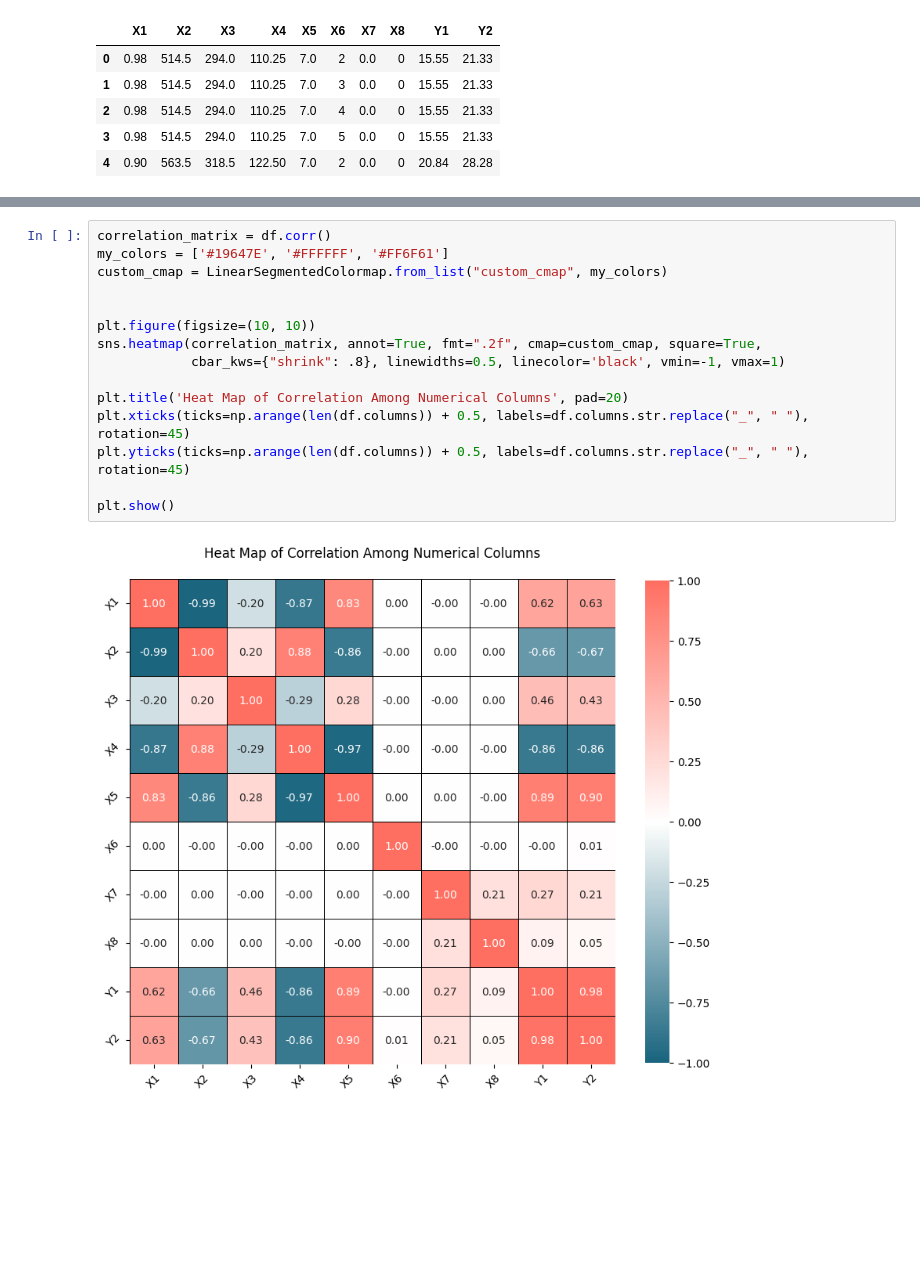
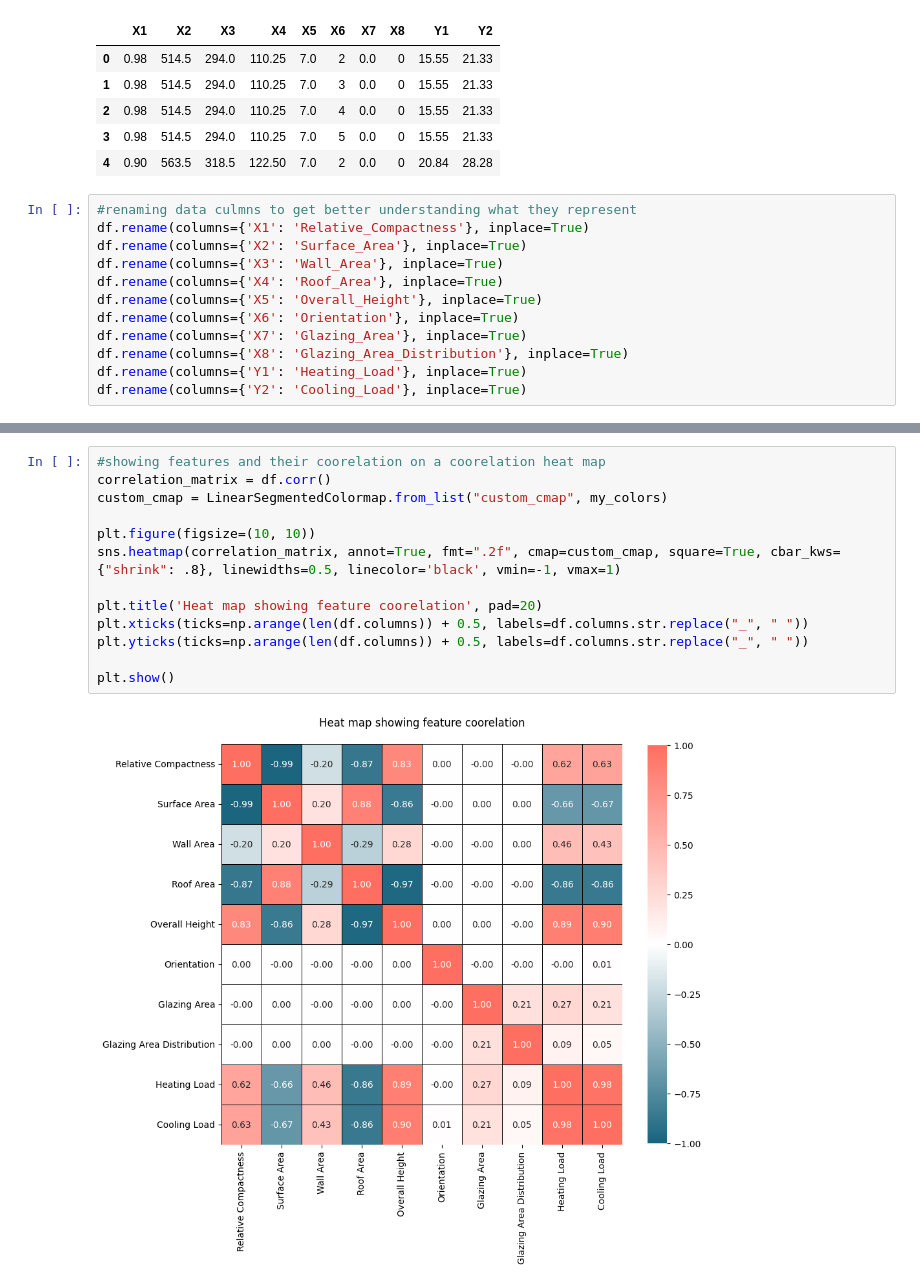
Before and after one commit to dalimvc/Regression-Models, a Jupyter notebook: 24-AS1-b21dalmi.ipynb, the cells around one changed output, grey strips where cells are left out. Cells and saved outputs as stored; diff of their text form; blank space fills up the shorter version.

```diff
--- a/24-AS1-b21dalmi.ipynb
+++ b/24-AS1-b21dalmi.ipynb
@@ -38,6 +46,18 @@ df.head()
 | 2 | 0.98 | 514.5 | 294.0 | 110.25 | 7.0 | 4 | 0.0 | 0 | 15.55 | 21.33 |
 | 3 | 0.98 | 514.5 | 294.0 | 110.25 | 7.0 | 5 | 0.0 | 0 | 15.55 | 21.33 |
 | 4 | 0.90 | 563.5 | 318.5 | 122.50 | 7.0 | 2 | 0.0 | 0 | 20.84 | 28.28 |
+# %%
+#renaming data culmns to get better understanding what they represent
+df.rename(columns={'X1': 'Relative_Compactness'}, inplace=True)
+df.rename(columns={'X2': 'Surface_Area'}, inplace=True)
+df.rename(columns={'X3': 'Wall_Area'}, inplace=True)
+df.rename(columns={'X4': 'Roof_Area'}, inplace=True)
+df.rename(columns={'X5': 'Overall_Height'}, inplace=True)
+df.rename(columns={'X6': 'Orientation'}, inplace=True)
+df.rename(columns={'X7': 'Glazing_Area'}, inplace=True)
+df.rename(columns={'X8': 'Glazing_Area_Distribution'}, inplace=True)
+df.rename(columns={'Y1': 'Heating_Load'}, inplace=True)
+df.rename(columns={'Y2': 'Cooling_Load'}, inplace=True)
 # %%
 #printing column names, non null count for each column and their datatypes
 df.info()
@@ -107,17 +148,15 @@ for i, col in enumerate(int_coulms):
 # %%
+#showing features and their coorelation on a coorelation heat map
 correlation_matrix = df.corr()
-my_colors = ['#19647E', '#FFFFFF', '#FF6F61']
 custom_cmap = LinearSegmentedColormap.from_list("custom_cmap", my_colors)
 
+plt.figure(figsize=(10, 10))
+sns.heatmap(correlation_matrix, annot=True, fmt=".2f", cmap=custom_cmap, square=True, cbar_kws={"shrink": .8}, linewidths=0.5, linecolor='black', vmin=-1, vmax=1)
 
-plt.figure(figsize=(10, 10))
-sns.heatmap(correlation_matrix, annot=True, fmt=".2f", cmap=custom_cmap, square=True,
-            cbar_kws={"shrink": .8}, linewidths=0.5, linecolor='black', vmin=-1, vmax=1)
-
-plt.title('Heat Map of Correlation Among Numerical Columns', pad=20)
-plt.xticks(ticks=np.arange(len(df.columns)) + 0.5, labels=df.columns.str.replace("_", " "), rotation=45)
-plt.yticks(ticks=np.arange(len(df.columns)) + 0.5, labels=df.columns.str.replace("_", " "), rotation=45)
+plt.title('Heat map showing feature coorelation', pad=20)
+plt.xticks(ticks=np.arange(len(df.columns)) + 0.5, labels=df.columns.str.replace("_", " "))
+plt.yticks(ticks=np.arange(len(df.columns)) + 0.5, labels=df.columns.str.replace("_", " "))
 
 plt.show()
 # %% [output]
-[figure, old version]
+[figure, new version]
```
Also changed, not shown: parts of 20 cells of this notebook.
